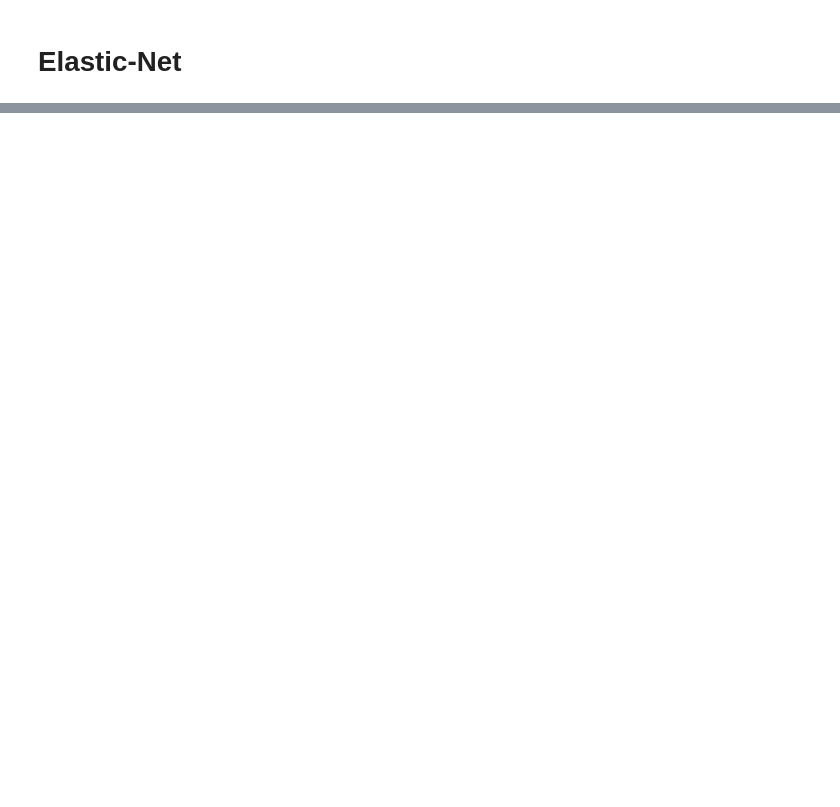
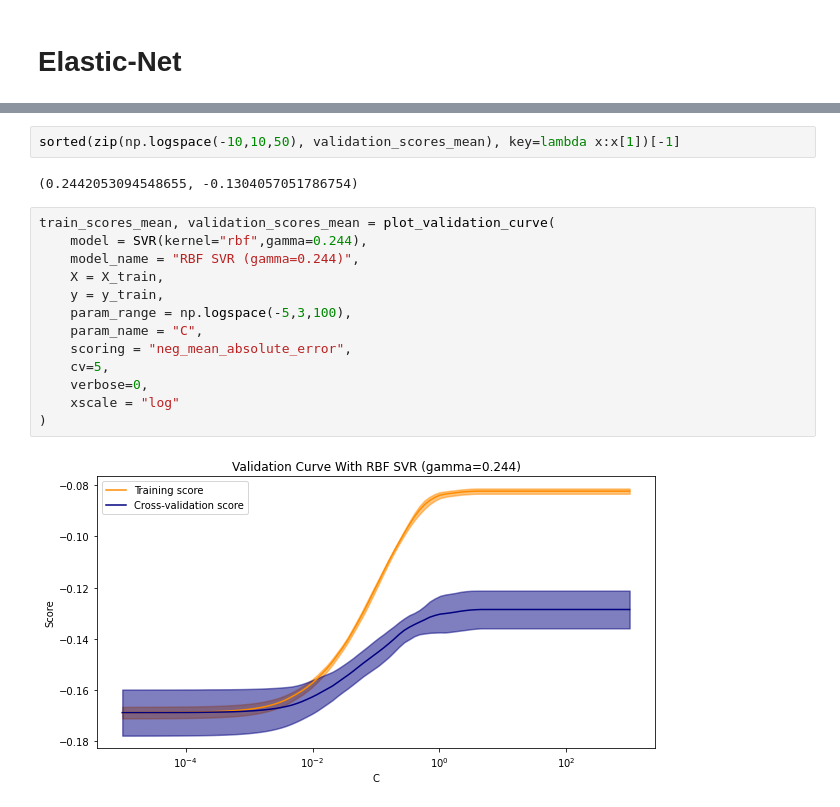
Before and after one commit to matlaczj/Predictive-Modeling-for-Student-Alcohol-Consumption, a Jupyter notebook: Projekt/projekt.ipynb, the cells around one changed output, grey strips where cells are left out. Drawn from its saved outputs; the diff is of its cells as text; blank space fills up the shorter version.

Commit message:
testy kolejnych modeli

```diff
--- a/Projekt/projekt.ipynb
+++ b/Projekt/projekt.ipynb
@@ -161,0 +285,19 @@ train_scores_mean4, validation_scores_mean4 = plot_validation_curve(
+# %%
+sorted(zip(np.logspace(-10,10,50), validation_scores_mean), key=lambda x:x[1])[-1]
+# %% [output]
+(0.2442053094548655, -0.1304057051786754)
+# %%
+train_scores_mean, validation_scores_mean = plot_validation_curve(
+    model = SVR(kernel="rbf",gamma=0.244),
+    model_name = "RBF SVR (gamma=0.244)",
+    X = X_train,
+    y = y_train,
+    param_range = np.logspace(-5,3,100),
+    param_name = "C",
+    scoring = "neg_mean_absolute_error",
+    cv=5,
+    verbose=0,
+    xscale = "log"
+)
+# %% [output]
+[figure, added]
```
Also changed, not shown: parts of 31 cells of this notebook, 1 other file.
